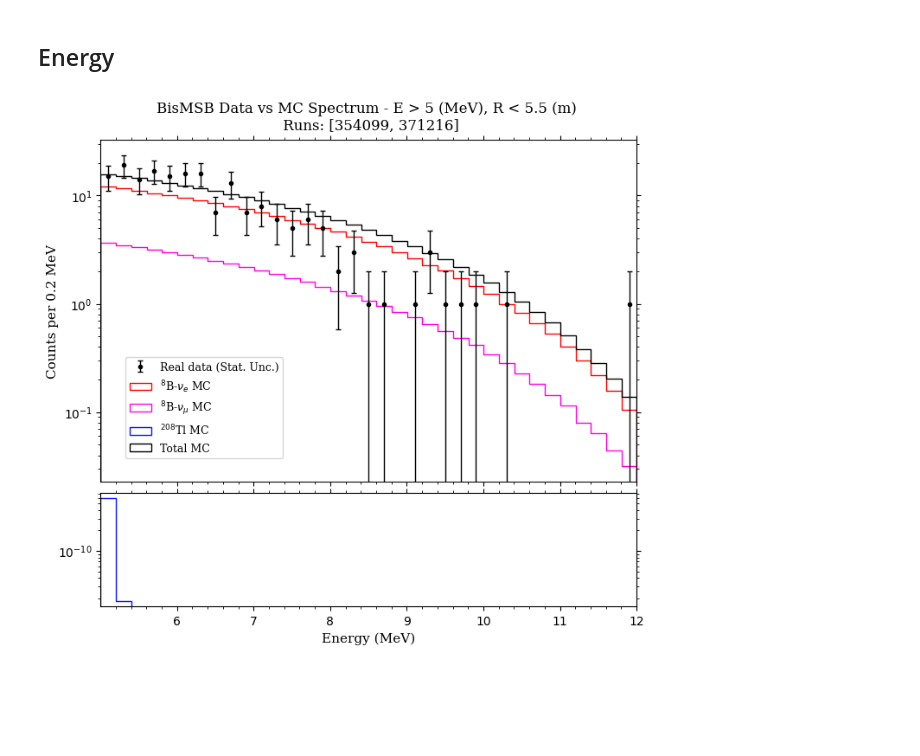
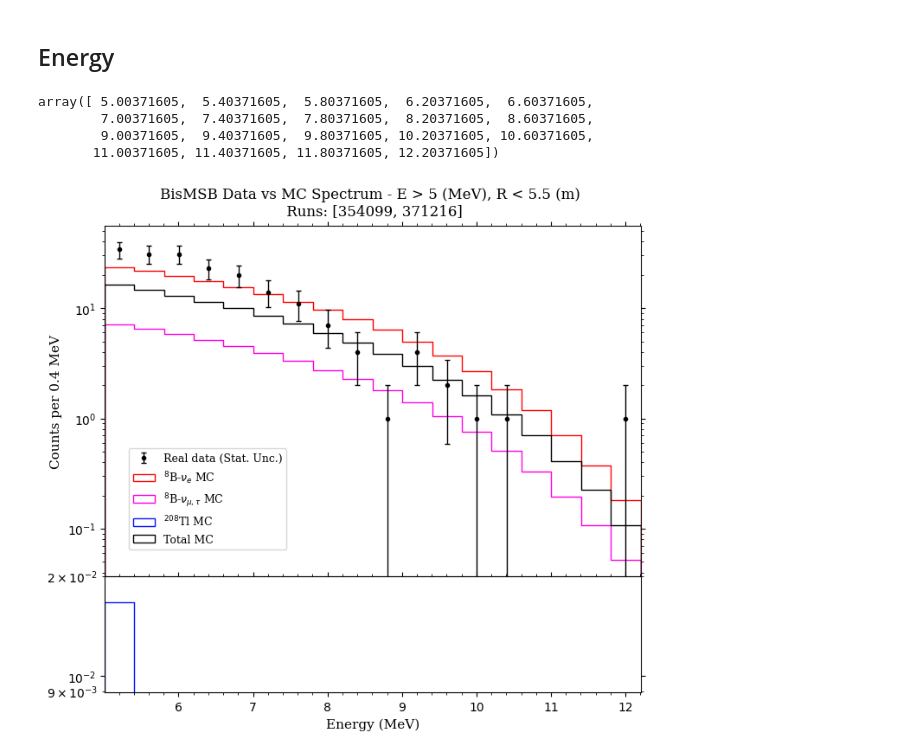
Before and after one commit to joankl/Solar-Neutrinos-Project, a Jupyter notebook: real data analysis/bisMSB/MC vs Data.ipynb, the cells around one changed output. Saved outputs shown, nothing was run; the diff lists cells and outputs as text; code cells hidden in the pictures; blank space fills up the shorter version.

```diff
--- a/real data analysis/bisMSB/MC vs Data.ipynb
+++ b/real data analysis/bisMSB/MC vs Data.ipynb
@@ -59,7 +67,8 @@ n_init_evs_b8_Numu_mc = obs_dict_b8_Numu_mc['n_init_evs']
 # %% [markdown]
 ### Tl208
 # %%
-main_dir = 'E:/Data/solars/mc/bisMSB/tl208/np_array_resume/'
+#main_dir = 'E:/Data/solars/mc/bisMSB/tl208/np_array_resume/'
+main_dir = '/home/joankl/data/solars/mc/bisMSB/tl208/np_array_resume/'
 
 # ------- Observable Dictionary -------
 obs_dict_tl208_mc = {obs:  np.array([]) for obs in obs_list_mc}
@@ -82,3 +93,10 @@ plt.show()
+# %%
+Pee_dir = '/home/joankl/data/solars/mc/PSelmaa/'
+fname = 'pselmaa_test_sun_pee_B16_GS98_b8.txt'
+
+PSelmaa_data = np.loadtxt(Pee_dir + fname, skiprows=1)
+Pee = PSelmaa_data[:,1]
+Pee_energy = PSelmaa_data[:,0]
 # %% [markdown]
 ## Real Data
 # %%
@@ -118,7 +137,7 @@ dataset_lf_time = 339.25  # days
 # ------ Expected event rate per day ------
 N_b8_Nue_per_day = 862.65/365
 N_b8_Numu_per_day = (1151.75 - 862.65)/365  #(rate_{nue} - rate_{nue + numu + nutau})
-N_tl208_per_day = 9.58e-8
+N_tl208_per_day = 2.576448
 
 # ------ MC selection efficiency ------
 # 8B Nue
@@ -147,8 +166,8 @@ scaling_mc_b8_Numu = N_scaled_mc_b8_Numu/n_final_evs_b8_Numu
 scaling_mc_tl208 = N_scaled_mc_tl208/n_final_evs_tl208
 
 # ========= See Quantites =========
-print(F'====== For a Dataset Lifetime = {dataset_lf_time:.2f} ======')
-print(f'The expected B8 Nue events are {N_scaled_mc_b8_Nue:.3f}')
-print(f'The expected B8 Numu events are {N_scaled_mc_b8_Numu:.3f}')
-print(f'The expected Tl208 events are {N_scaled_mc_tl208}')
+print(F'====== For a Dataset Lifetime = {dataset_lf_time:.2f} days ======')
+print(f'The expected B8 Nue events are {N_scaled_mc_b8_Nue:.3f} with selection efficiency = {eff_mc_b8_Nue}')
+print(f'The expected B8 Numu events are {N_scaled_mc_b8_Numu:.3f} with selection efficiency = {eff_mc_b8_Numu}')
+print(f'The expected Tl208 events are {N_scaled_mc_tl208} with selection efficiency = {eff_mc_tl208}')
 # %% [output]
@@ -184,22 +203,46 @@ def set_ticks(ax):
     ax.tick_params(which='major', top=True, bottom=True, left=True, right=True)
 # %% [markdown]
 ## Energy
+# %%
+binwidth = 0.4
+
+energy_bins = list(np.arange(min(energy_data),
+                             max(energy_data) + binwidth,
+                             binwidth))  #These are the energy bin edges
+
+np.array(energy_bins)
+# %% [output]
+array([ 5.00371605,  5.40371605,  5.80371605,  6.20371605,  6.60371605,
+        7.00371605,  7.40371605,  7.80371605,  8.20371605,  8.60371605,
+        9.00371605,  9.40371605,  9.80371605, 10.20371605, 10.60371605,
+       11.00371605, 11.40371605, 11.80371605, 12.20371605])
 # %%
 # ----------------------------
 # Bins Definition
 # ----------------------------
-binwidth = 0.2
+binwidth = 0.4
 
 energy_bins = list(np.arange(min(energy_data),
                              max(energy_data) + binwidth,
-                             binwidth))
+                             binwidth))  #These are the energy bin edges
 
-# =============== Total MC Distribution ===============
+bins_center_energy = (np.array(energy_bins)[:-1] + np.array(energy_bins)[1:])/2
+
+
+# ===============  MC Distribution and Osc. Nue ===============
 
 counts_B8_Nue_mc, _ = np.histogram(energy_b8_Nue_mc, bins = energy_bins, weights = np.ones(len(energy_b8_Nue_mc)) * scaling_mc_b8_Nue)
 counts_B8_Numu_mc, _ = np.histogram(energy_b8_Numu_mc, bins = energy_bins, weights = np.ones(len(energy_b8_Numu_mc)) * scaling_mc_b8_Numu)
 counts_tl208_mc, _ = np.histogram(energy_tl208_mc, bins = energy_bins, weights = np.ones(len(energy_tl208_mc)) * scaling_mc_tl208)
 
+# ----------- Oscilated Nue -----------
+Pee_f = interp1d(Pee_energy, Pee, kind='linear', bounds_error=False, fill_value=0)  # function that describes the interpolation
+Pee_int = Pee_f(bins_center_energy)                                                 # Interpolation Values
+
+counts_B8_Nue_mc_osc = counts_B8_Nue_mc * Pee_int
+
+# ----------- Total MC -----------
+total_mc_counts_osc = counts_B8_Nue_mc_osc + counts_B8_Numu_mc + counts_tl208_mc
 total_mc_counts = counts_B8_Nue_mc + counts_B8_Numu_mc + counts_tl208_mc
 
 # =============== Real Data Distribution Points ===============
@@ -217,7 +260,7 @@ energy_counts = energy_counts[energy_counts>0]
 
 # Define axes: Construct subplots to conveniently represent the low contribution of the 208Tl spectrum
 fig, (ax_top, ax_bot) = plt.subplots(2, 1, sharex=True,figsize=(8,7),
-                                     gridspec_kw={'height_ratios': [3, 1], 'hspace': 0.05})
+                                     gridspec_kw={'height_ratios': [3, 1], 'hspace': 0.0})
 
 
 # --------- Plot functions ---------
@@ -232,12 +275,16 @@ sn.histplot(x=energy_b8_Nue_mc, bins=energy_bins, weights=np.ones(len(energy_b8_
             element='step', alpha=0, ax=ax_top, label=r'$^8$B-$\nu_e$ MC', color = '#ff0000')
 
 sn.histplot(x=energy_b8_Numu_mc, bins=energy_bins, weights=np.ones(len(energy_b8_Numu_mc))*scaling_mc_b8_Numu,
-            element='step', alpha=0, ax=ax_top, label=r'$^8$B-$\nu_\mu$ MC', color = '#ff00e6')
+            element='step', alpha=0, ax=ax_top, label=r'$^8$B-$\nu_{\mu,\tau}$ MC', color = '#ff00e6')
+
 
 sn.histplot(x=energy_tl208_mc, bins=energy_bins, weights=np.ones(len(energy_tl208_mc))*scaling_mc_tl208,
             element='step', alpha=0, ax=ax_bot, label=r'$^{208}$Tl MC', color = '#0011ff')
 
-ax_top.hist(bins_center_energy, bins=energy_bins, weights=total_mc_counts, histtype='step',
+#ax_top.hist(bins_center_energy, bins=energy_bins, weights = counts_B8_Nue_mc,
+#            histtype='step', linewidth=1.0, label=r'Osc. $^8$B-$\nu_e$ MC', color = '#16fc05')
+
+ax_top.hist(bins_center_energy, bins = energy_bins, weights = total_mc_counts_osc, histtype='step',
             color='black', linewidth=1.0, label='Total MC')
 
 # --------- Axes Settings ---------
@@ -252,36 +299,37 @@ set_ticks(ax_bot)
 
 #axis limits
 ax_top.set_xlim(edges[0], edges[-1])
+ax_bot.set_ylim(0, 2e-2)
 
 # --------- Titles ---------
 
 ax_bot.set_xlabel('Energy (MeV)', fontdict = font_style_axis)
 ax_top.set_ylabel(f'Counts per {binwidth} MeV', fontdict = font_style_axis)
 ax_bot.set_ylabel('')
 
 # ---- Build a single legend combining both axes ----
 #Order to appear the Legends
 order = ['Real data (Stat. Unc.)',
          r'$^8$B-$\nu_e$ MC',
-         r'$^8$B-$\nu_\mu$ MC',
+         r'$^8$B-$\nu_{\mu,\tau}$ MC',
          r'$^{208}$Tl MC',
          'Total MC'
          ]
 
 handles_top, labels_top = ax_top.get_legend_handles_labels()
 handles_bot, labels_bot = ax_bot.get_legend_handles_labels()
 
 handles = handles_top + handles_bot
 labels  = labels_top  + labels_bot
 
 label_to_handle = dict(zip(labels, handles))
 ordered_handles = [label_to_handle[l] for l in order]
 
 ax_top.legend(ordered_handles, order, bbox_to_anchor=(0.35, 0.38), prop = font_prop)
 # ------------------ end of common legends-------------------
 
 ax_top.set_title('BisMSB Data vs MC Spectrum - E > 5 (MeV), R < 5.5 (m) \n Runs: [354099, 371216]', fontdict = font_style_title, y = 1.01)
 
 plt.show()
 # %% [output]
-[figure, old version]
+[figure, new version]
```
Also changed, not shown: parts of 9 cells of this notebook, 2 other files.
